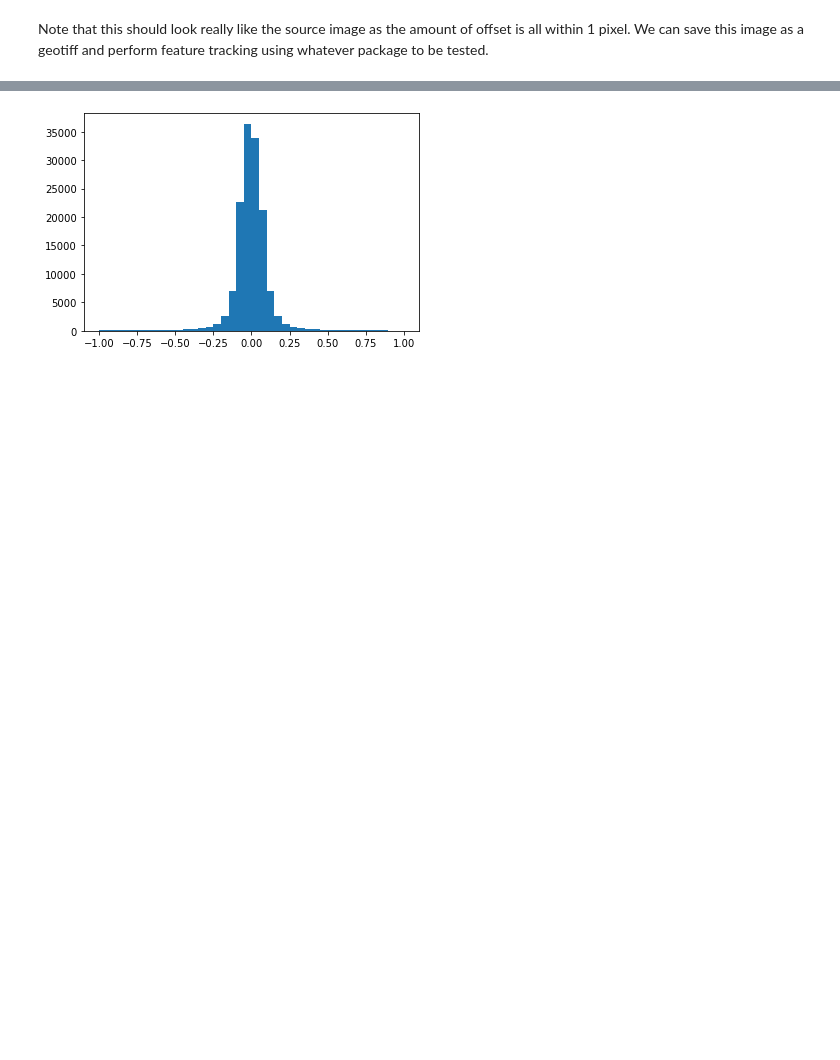
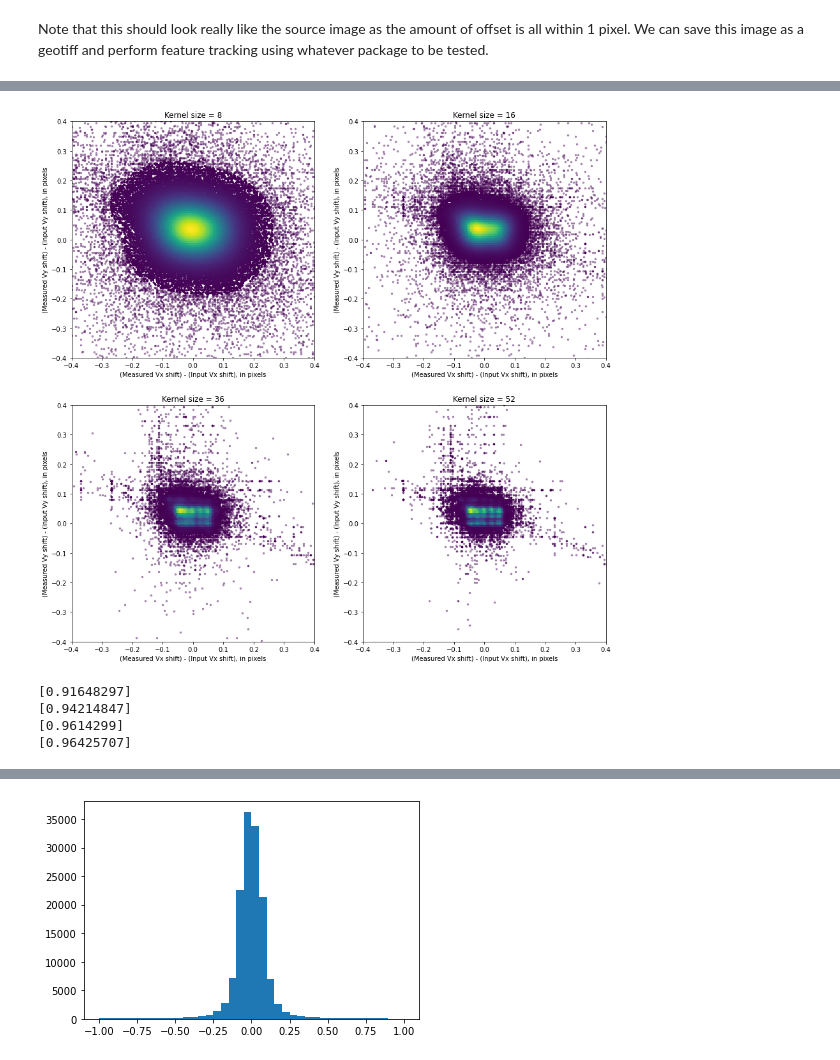
Before and after one commit to whyjz/GLAFT, a Jupyter notebook: notebooks/synthetic_displacement/metric_synthetic.ipynb, the cells around one changed output, grey strips where cells are left out. Cells and saved outputs as stored; diff of their text form; code cells hidden in the pictures; blank space fills up the shorter version.

```diff
--- a/notebooks/synthetic_displacement/metric_synthetic.ipynb
+++ b/notebooks/synthetic_displacement/metric_synthetic.ipynb
@@ -162,0 +179,12 @@ ax4[1].imshow(diff_y) #, vmin = -0.5, vmax = -0.1, cmap='inferno')
+# %%
+diff_x = []
+diff_y = []
+z = []
+thres_idx = []
+
+for i in range(len(result_x)):
+    tmp_x, tmp_y, tmp_z, tmp_idx = gftt.syn_shift_errors(ref_vx=input_x[i], vx=result_x[i], ref_vy=input_y[i], vy=result_y[i], plot=False)
+    diff_x.append(tmp_x)
+    diff_y.append(tmp_y)
+    z.append(tmp_z)
+    thres_idx.append(tmp_idx)
@@ -162,0 +200,32 @@ ax4[1].imshow(diff_y) #, vmin = -0.5, vmax = -0.1, cmap='inferno')
+# %%
+fig, ax4 = plt.subplots(2, 2, figsize=(15, 15))
+
+viridis = cm.get_cmap('viridis', 12)
+pt_style = {'s': 6, 'edgecolor': None}
+xbound = (-0.4, 0.4)
+ybound = (-0.4, 0.4)
+title_string = ['Kernel size = 8',
+                'Kernel size = 16',
+                'Kernel size = 36',
+                'Kernel size = 52']
+
+for i in range(len(result_x)):
+    j = i // 2
+    k = i % 2
+    ax4[j, k].scatter(diff_x[i][thres_idx[i]],  diff_y[i][thres_idx[i]], c=z[i][thres_idx[i]], **pt_style)
+    ax4[j, k].scatter(diff_x[i][~thres_idx[i]], diff_y[i][~thres_idx[i]], color=viridis(0), alpha=0.4, **pt_style)
+    ax4[j, k].set_xlim(xbound)
+    ax4[j, k].set_ylim(ybound)
+    ax4[j, k].set_title(title_string[i])
+    ax4[j, k].set_xlabel('(Measured Vx shift) - (Input Vx shift), in pixels')
+    ax4[j, k].set_ylabel('(Measured Vy shift) - (Input Vy shift), in pixels')
+# %% [output]
+[figure, added]
+# %%
+for i in range(4):
+    print(np.sum(thres_idx[i]) / diff_x[i].shape)
+# %% [output]
+[0.91648297]
+[0.94214847]
+[0.9614299]
+[0.96425707]
```
Also changed, not shown: parts of 27 cells of this notebook, 3 other files.
